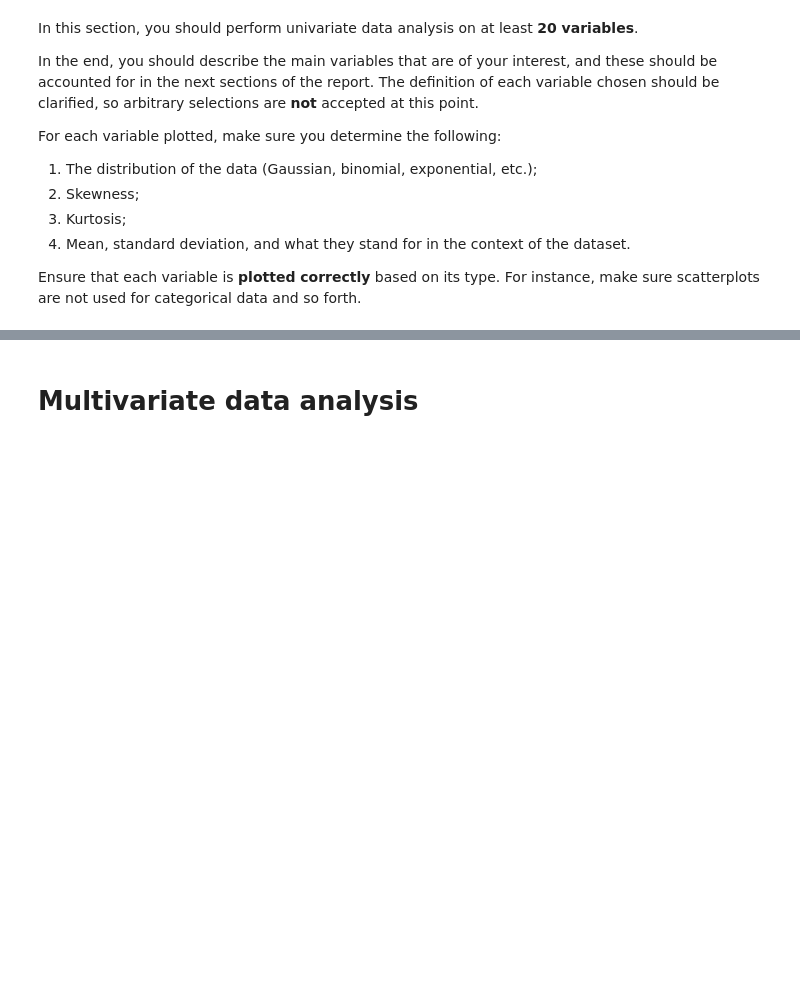
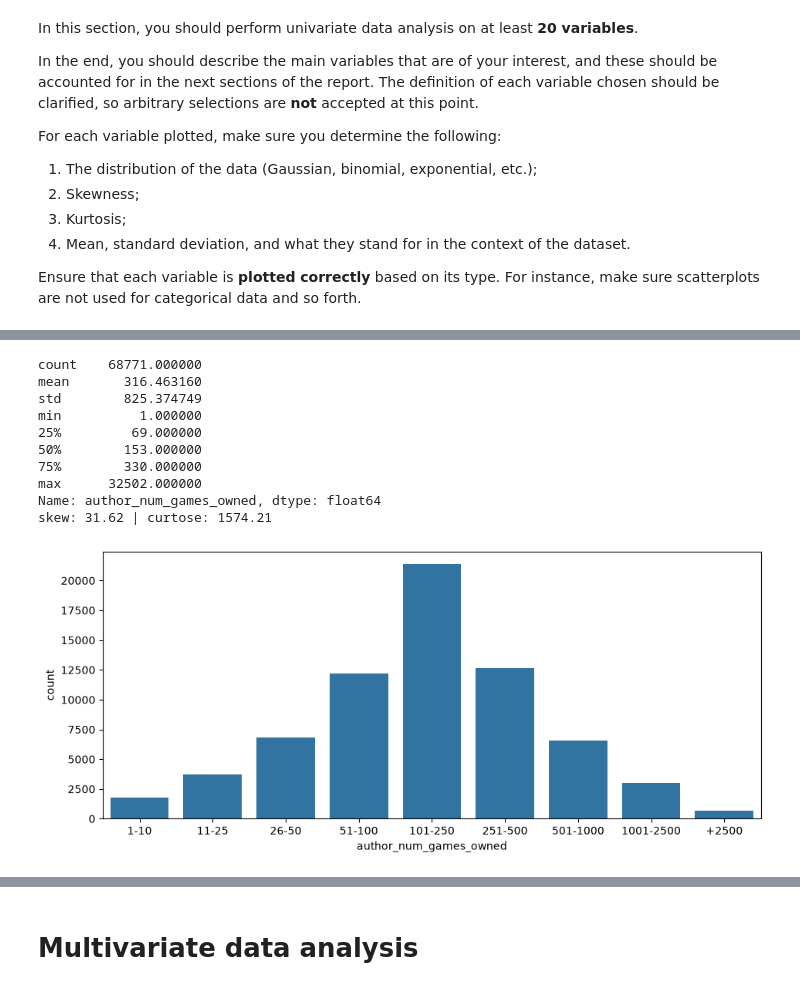
Before and after one commit to larissa04alves/steam-review-retention, a Jupyter notebook: tde-data-science-parte01.ipynb, the cells around one changed output, grey strips where cells are left out. Drawn from its saved outputs; the diff is of its cells as text; code cells hidden in the pictures; blank space fills up the shorter version.

```diff
--- a/tde-data-science-parte01.ipynb
+++ b/tde-data-science-parte01.ipynb
@@ -693,0 +431,21 @@ skew: 0.29 | curtose: -0.65
+# %%
+# quantidade de jogos que o usuário público possui na Steam, em faixas
+faixas = pd.cut(df[df['author_num_games_owned'] > 0]['author_num_games_owned'],
+                [0, 10, 25, 50, 100, 250, 500, 1000, 2500, 100000],
+                labels=['1-10', '11-25', '26-50', '51-100', '101-250', '251-500', '501-1000', '1001-2500', '+2500'])
+plt.figure(figsize=(11, 4.5))
+sns.countplot(x=faixas)
+print(df[df['author_num_games_owned'] > 0]['author_num_games_owned'].describe())
+print('skew:', round(df['author_num_games_owned'].skew(), 2), '| curtose:', round(df['author_num_games_owned'].kurt(), 2))
+# %% [output]
+count    68771.000000
+mean       316.463160
+std        825.374749
+min          1.000000
+25%         69.000000
+50%        153.000000
+75%        330.000000
+max      32502.000000
+Name: author_num_games_owned, dtype: float64
+skew: 31.62 | curtose: 1574.21
+[figure, added]
```
Also changed, not shown: parts of 43 cells of this notebook.
